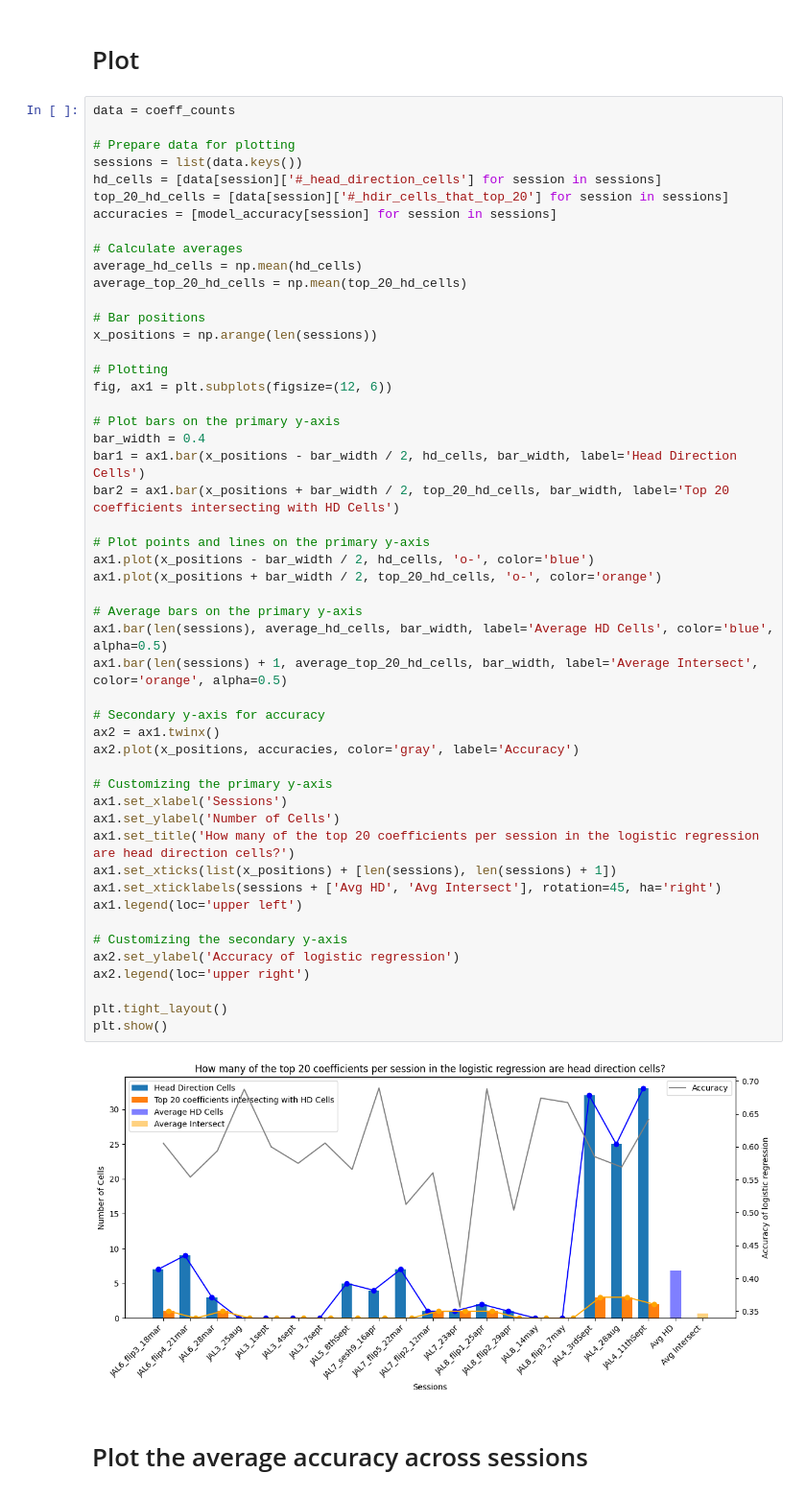
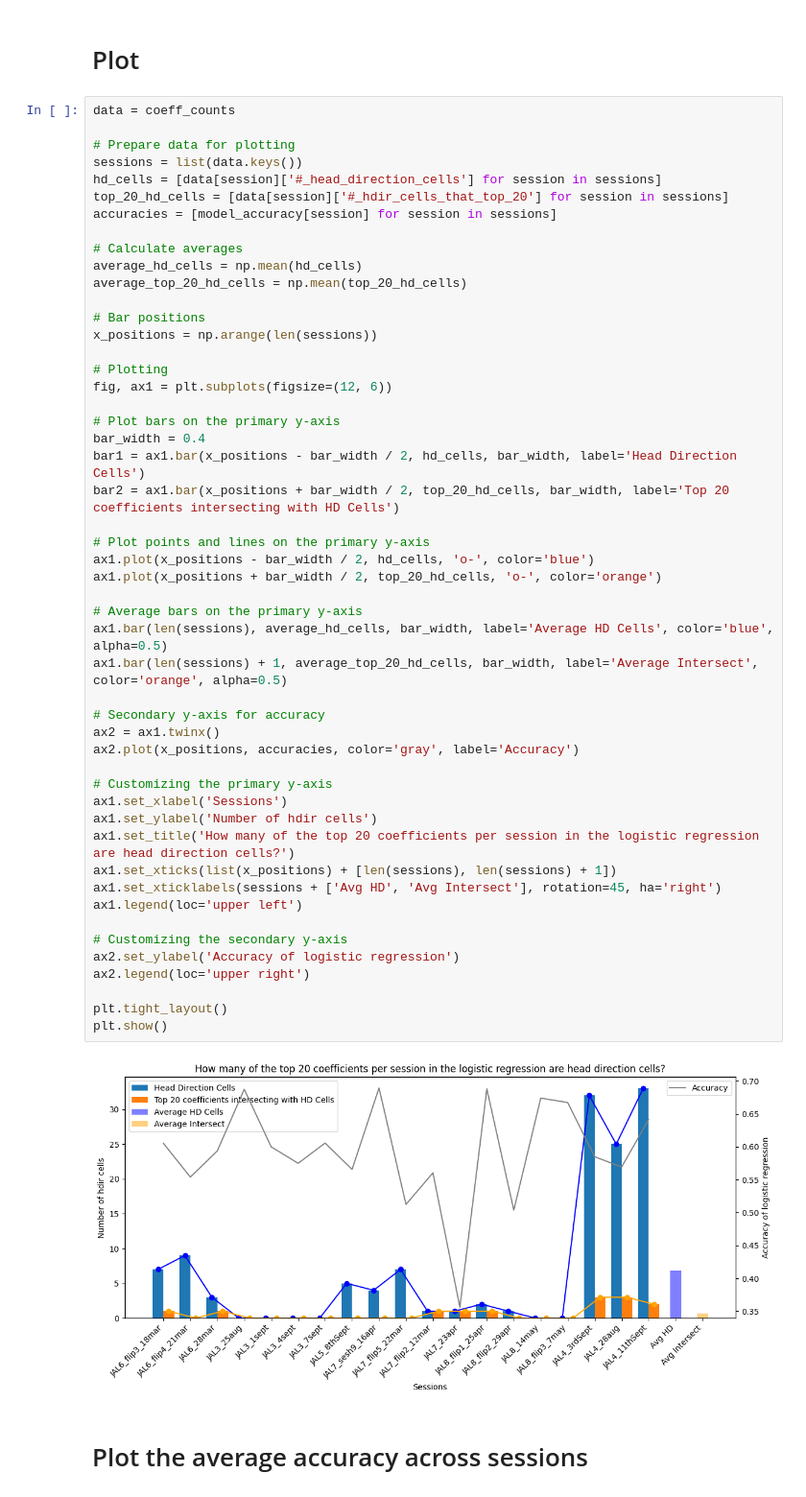
Before and after one commit to BrancoLab/JAL2_subgoal_pipeline, a Jupyter notebook: behave_analysis/analyze/overview/homing_analysis/decoding_spatial_eff/decode_spatial_eff.ipynb, the cells around one changed output. Shown at 96% size. Drawn from its saved outputs; the diff is of its cells as text.

```diff
--- a/behave_analysis/analyze/overview/homing_analysis/decoding_spatial_eff/decode_spatial_eff.ipynb
+++ b/behave_analysis/analyze/overview/homing_analysis/decoding_spatial_eff/decode_spatial_eff.ipynb
@@ -202,35 +202,35 @@ fig, ax1 = plt.subplots(figsize=(12, 6))
 bar_width = 0.4
 bar1 = ax1.bar(x_positions - bar_width / 2, hd_cells, bar_width, label='Head Direction Cells')
 bar2 = ax1.bar(x_positions + bar_width / 2, top_20_hd_cells, bar_width, label='Top 20 coefficients intersecting with HD Cells')
 
 # Plot points and lines on the primary y-axis
 ax1.plot(x_positions - bar_width / 2, hd_cells, 'o-', color='blue')
 ax1.plot(x_positions + bar_width / 2, top_20_hd_cells, 'o-', color='orange')
 
 # Average bars on the primary y-axis
 ax1.bar(len(sessions), average_hd_cells, bar_width, label='Average HD Cells', color='blue', alpha=0.5)
 ax1.bar(len(sessions) + 1, average_top_20_hd_cells, bar_width, label='Average Intersect', color='orange', alpha=0.5)
 
 # Secondary y-axis for accuracy
 ax2 = ax1.twinx()
 ax2.plot(x_positions, accuracies, color='gray', label='Accuracy')
 
 # Customizing the primary y-axis
 ax1.set_xlabel('Sessions')
-ax1.set_ylabel('Number of Cells')
+ax1.set_ylabel('Number of hdir cells')
 ax1.set_title('How many of the top 20 coefficients per session in the logistic regression are head direction cells?')
 ax1.set_xticks(list(x_positions) + [len(sessions), len(sessions) + 1])
 ax1.set_xticklabels(sessions + ['Avg HD', 'Avg Intersect'], rotation=45, ha='right')
 ax1.legend(loc='upper left')
 
 # Customizing the secondary y-axis
 ax2.set_ylabel('Accuracy of logistic regression')
 ax2.legend(loc='upper right')
 
 plt.tight_layout()
 plt.show()
 # %% [output]
-[figure, old version]
+[figure, new version]
 # %% [markdown]
 # Plot the average accuracy across sessions
 # %%
```
Also changed, not shown: parts of 4 cells of this notebook, 1 other file.
